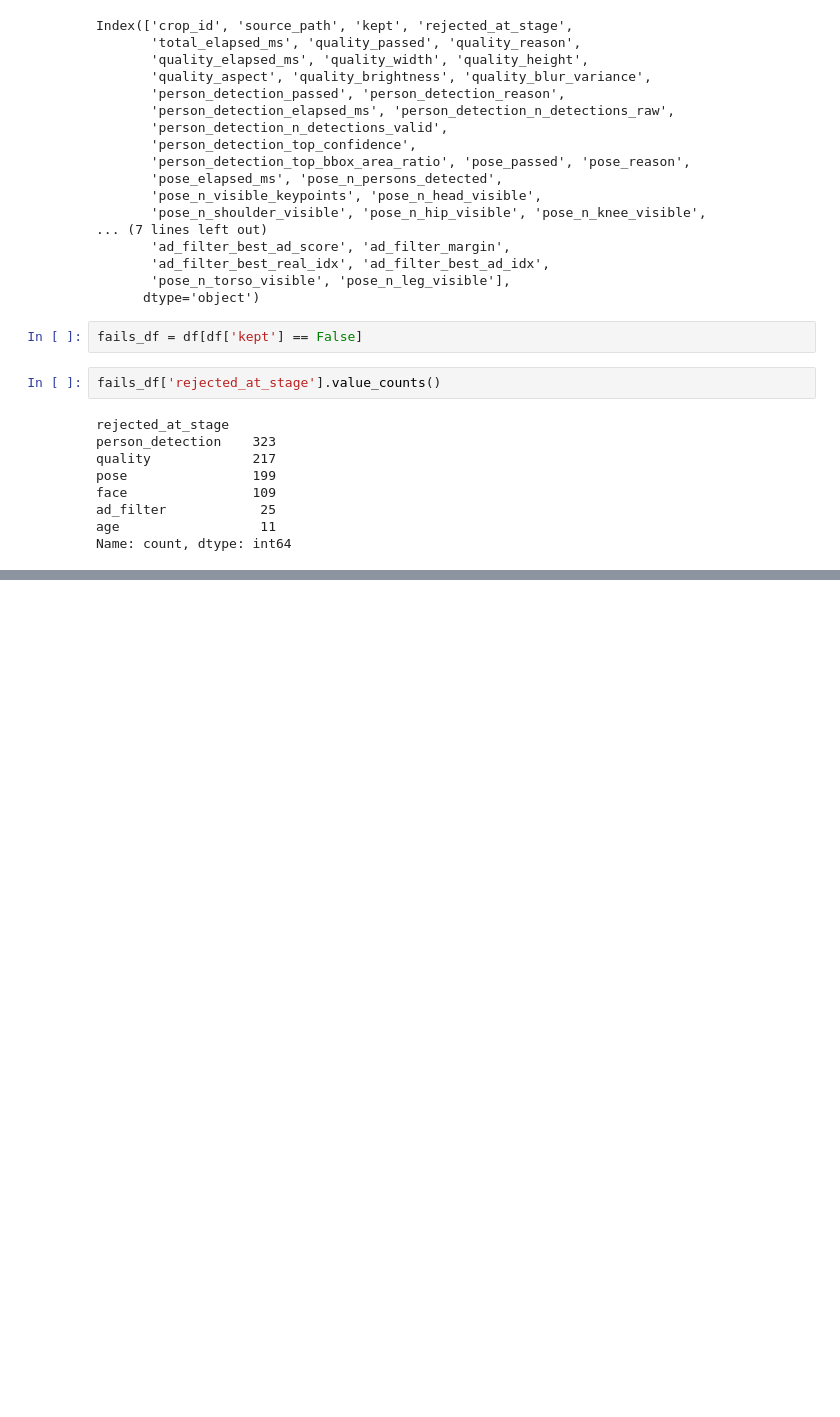
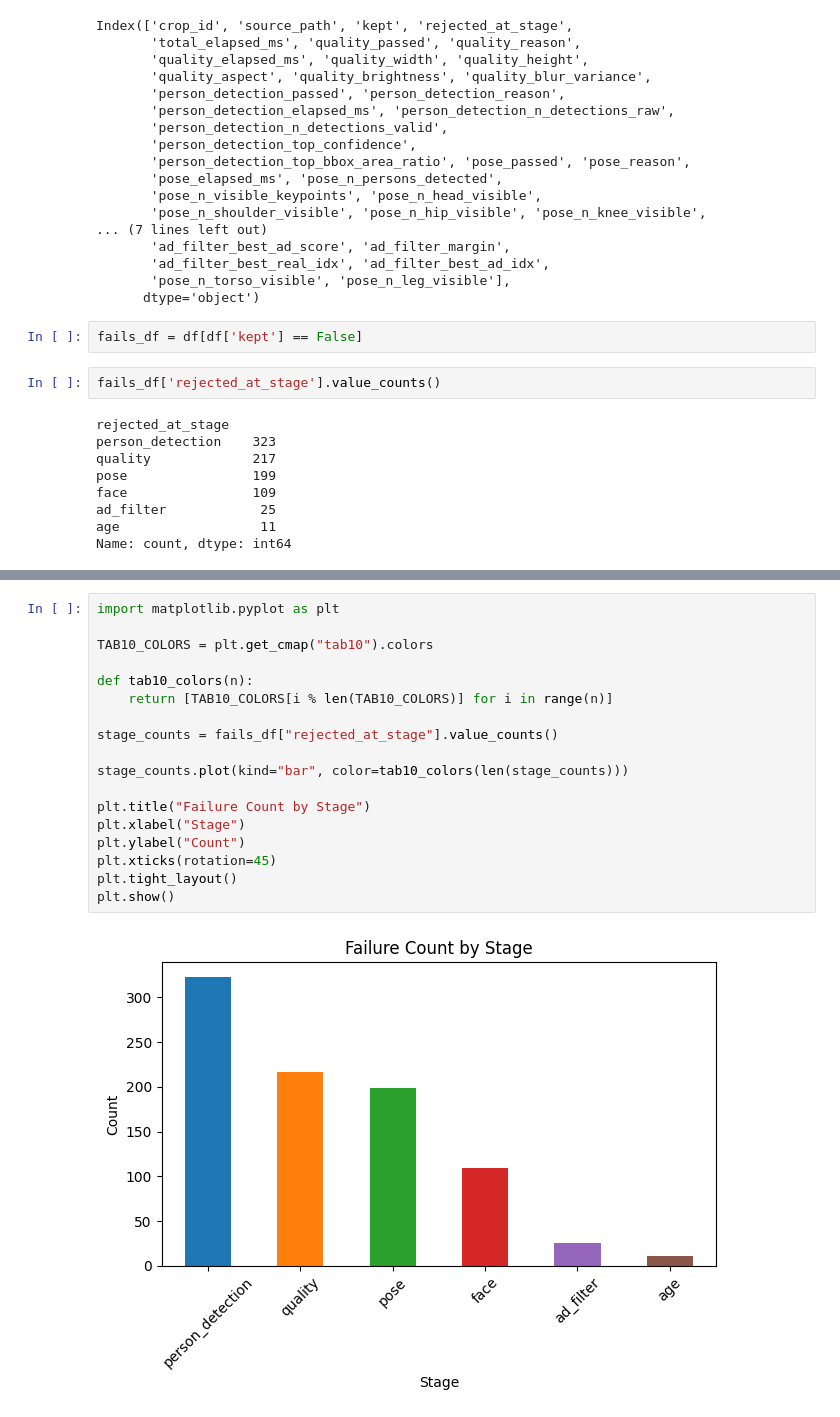
Before and after one commit to jsuryanm/cynapse-ai-assignment, a Jupyter notebook: notebooks/experiments.ipynb, the cells around one changed output, grey strips where cells are left out. Saved outputs shown, nothing was run; the diff lists cells and outputs as text; blank space fills up the shorter version.

```diff
--- a/notebooks/experiments.ipynb
+++ b/notebooks/experiments.ipynb
@@ -117,0 +61,20 @@ plt.show()
+# %%
+import matplotlib.pyplot as plt
+
+TAB10_COLORS = plt.get_cmap("tab10").colors
+
+def tab10_colors(n):
+    return [TAB10_COLORS[i % len(TAB10_COLORS)] for i in range(n)]
+
+stage_counts = fails_df["rejected_at_stage"].value_counts()
+
+stage_counts.plot(kind="bar", color=tab10_colors(len(stage_counts)))
+
+plt.title("Failure Count by Stage")
+plt.xlabel("Stage")
+plt.ylabel("Count")
+plt.xticks(rotation=45)
+plt.tight_layout()
+plt.show()
+# %% [output]
+[figure, added]
```
Also changed, not shown: parts of 12 cells of this notebook, 1 other file.
